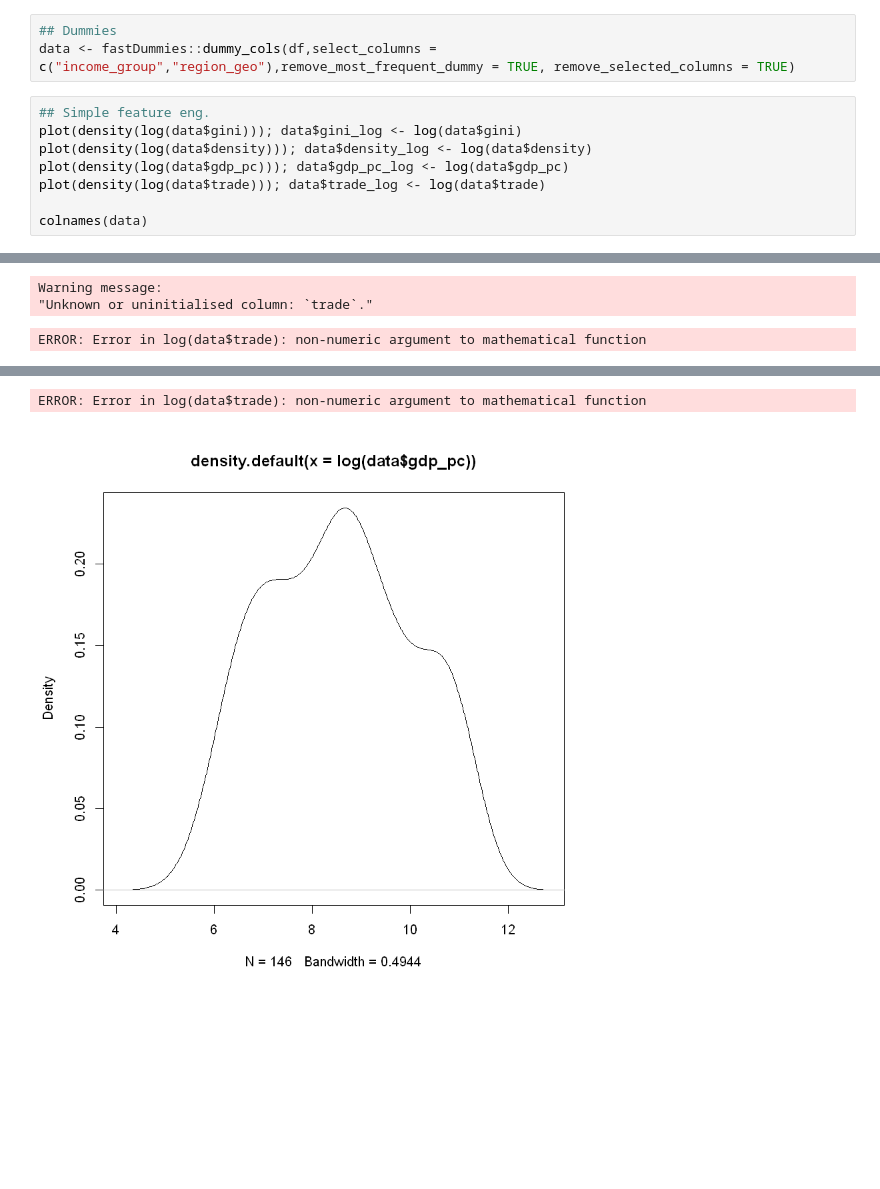
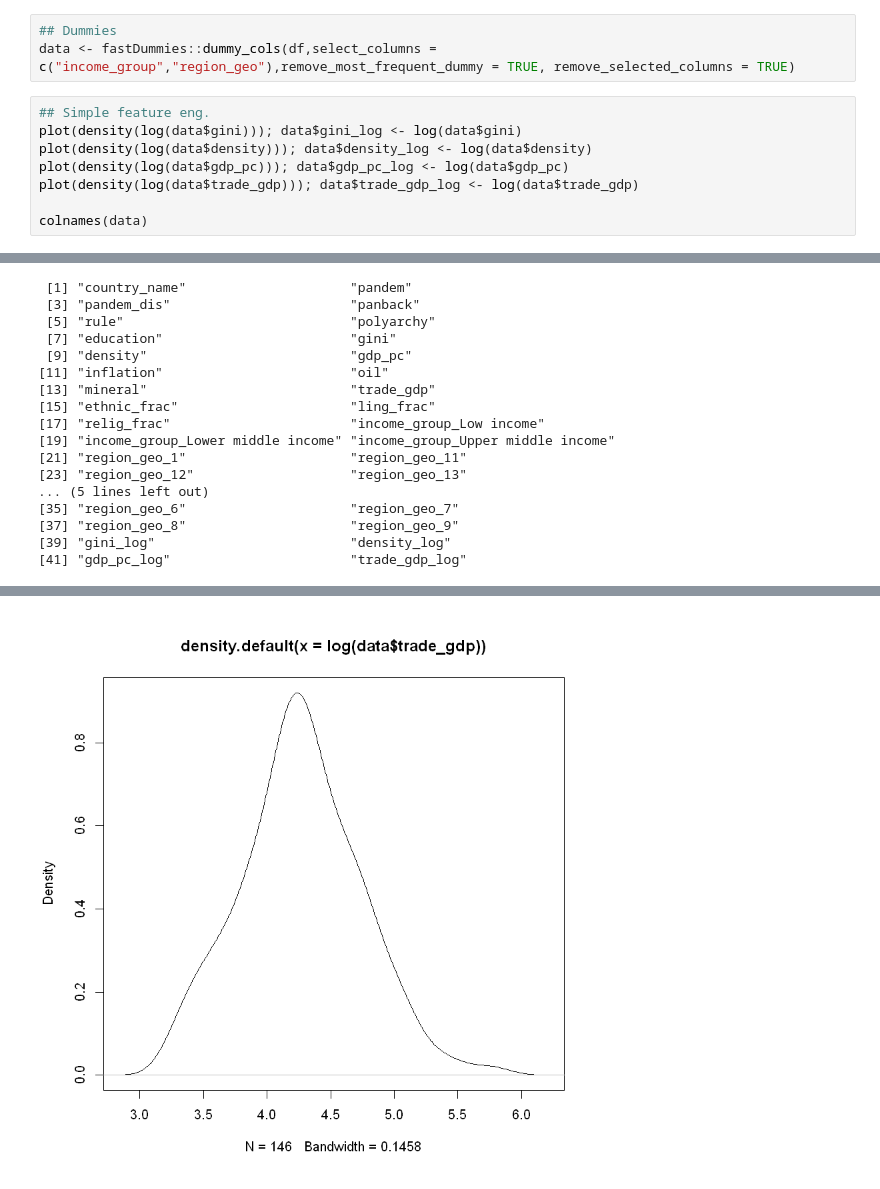
Before and after one commit to michaelwozniak/reproducible_research_project, a Jupyter notebook: codes/main_research/2_ols_regression.ipynb, the cells around one changed output, grey strips where cells are left out. Saved outputs shown, nothing was run; the diff lists cells and outputs as text; blank space fills up the shorter version.

```diff
--- a/codes/main_research/2_ols_regression.ipynb
+++ b/codes/main_research/2_ols_regression.ipynb
@@ -65,7 +77,7 @@ data <- fastDummies::dummy_cols(df,select_columns = c("income_group","region_geo
 plot(density(log(data$gini))); data$gini_log <- log(data$gini)
 plot(density(log(data$density))); data$density_log <- log(data$density)
 plot(density(log(data$gdp_pc))); data$gdp_pc_log <- log(data$gdp_pc)
-plot(density(log(data$trade))); data$trade_log <- log(data$trade)
+plot(density(log(data$trade_gdp))); data$trade_gdp_log <- log(data$trade_gdp)
 
 colnames(data)
 # %% [output]
@@ -74,3 +87,17 @@ colnames(data)
-Warning message:
-"Unknown or uninitialised column: `trade`."
+ [1] "country_name"                     "pandem"
+ [3] "pandem_dis"                       "panback"
+ [5] "rule"                             "polyarchy"
+ [7] "education"                        "gini"
+ [9] "density"                          "gdp_pc"
+[11] "inflation"                        "oil"
+[13] "mineral"                          "trade_gdp"
+[15] "ethnic_frac"                      "ling_frac"
+[17] "relig_frac"                       "income_group_Low income"
+[19] "income_group_Lower middle income" "income_group_Upper middle income"
+[21] "region_geo_1"                     "region_geo_11"
+[23] "region_geo_12"                    "region_geo_13"
+... (5 lines left out)
+[35] "region_geo_6"                     "region_geo_7"
+[37] "region_geo_8"                     "region_geo_9"
+[39] "gini_log"                         "density_log"
+[41] "gdp_pc_log"                       "trade_gdp_log"
-ERROR: Error in log(data$trade): non-numeric argument to mathematical function
@@ -79,2 +104 @@ Warning message:
-ERROR: Error in log(data$trade): non-numeric argument to mathematical function
-[figure]
+[figure, added]
```
Also changed, not shown: parts of 8 cells of this notebook, 2 other files.
